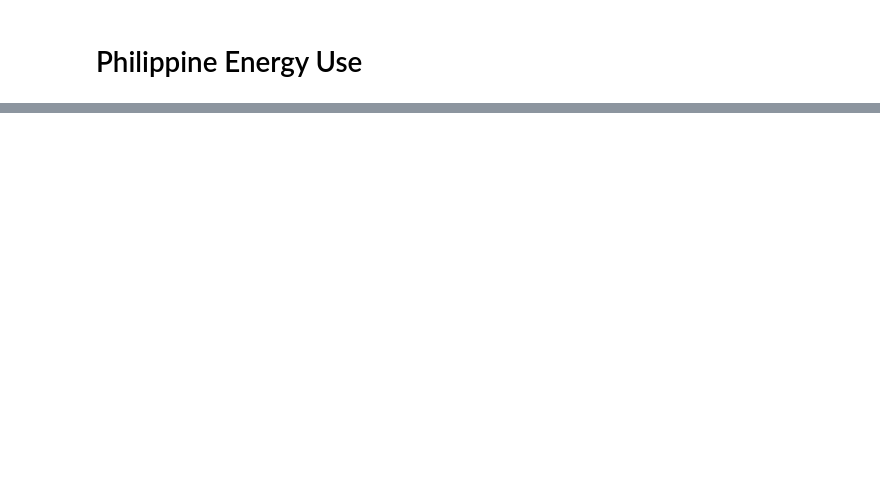
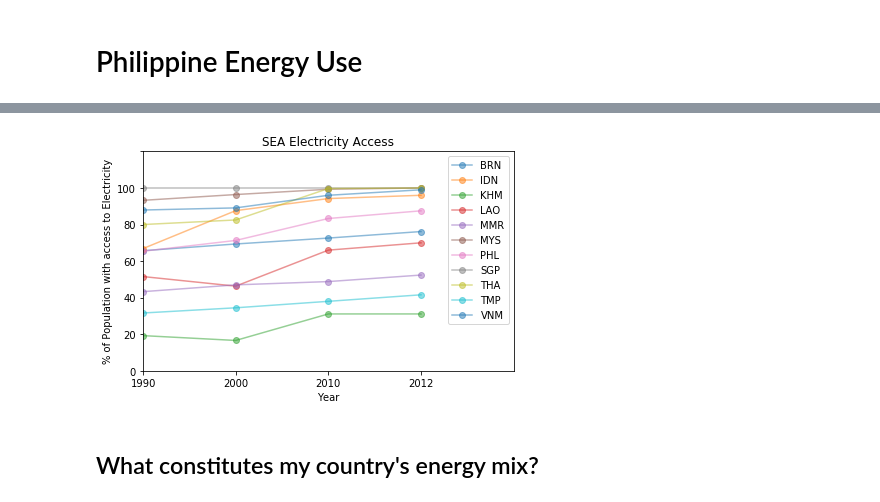
Before and after one commit to jervenclark/data-science, a Jupyter notebook: 0200_Philippine_Energy_Use.ipynb, the cells around one changed output, grey strips where cells are left out. Saved outputs shown, nothing was run; the diff lists cells and outputs as text; code cells hidden in the pictures; blank space fills up the shorter version.

```diff
--- a/0200_Philippine_Energy_Use.ipynb
+++ b/0200_Philippine_Energy_Use.ipynb
@@ -56,0 +21,3 @@ ph_ec_total.plot.bar(**plot_args, title='Philippine Energy Consumption')
+# %%
+mainland = ['Cambodia', 'Lao PDR', 'Myanmar', 'Malaysia', 'Thailand', 'Vietnam']
+maritime = ['Indonesia', 'Philippines', 'Malaysia', 'Brunei', 'Singapore', 'Timor-Leste']
@@ -56,0 +88,33 @@ ph_ec_total.plot.bar(**plot_args, title='Philippine Energy Consumption')
+# %%
+sea_ec_rural = sea_indicators[sea_indicators.IndicatorCode == rural_indicator_code]
+sea_ec_urban = sea_indicators[sea_indicators.IndicatorCode == urban_indicator_code]
+sea_ec_total = sea_indicators[sea_indicators.IndicatorCode == total_indicator_code]
+
+sea_ec_total_pivot = sea_ec_total.pivot_table(index=['IndicatorName', 'IndicatorCode', 'Year'], columns=['CountryCode',], values='Value').reset_index()
+# %%
+ind = np.arange(4)
+width = 0.35
+
+fig, ax = plt.subplots()
+
+country_codes = ['BRN', 'IDN', 'KHM', 'LAO', 'MMR', 'MYS', 'PHL', 'SGP', 'THA', 'TMP', 'VNM']
+
+for code in country_codes:
+    ax.plot(ind, sea_ec_total_pivot[code].values, 'o-', label=code, alpha=0.5)
+
+ax.set_ylabel('% of Population with access to Electricity')
+ax.set_xlabel('Year')
+ax.set_title('SEA Electricity Access')
+ax.set_xticks(ind)
+ax.set_xticklabels(('1990', '2000', '2010', '2012'))
+ax.set_yticklabels(np.arange(0, 120, 20))
+ax.set_ylim(0, 120)
+ax.set_xlim(0, 4)
+ax.legend()
+
+fig.tight_layout()
+plt.show()
+# %% [output]
+[figure, added]
+# %% [markdown]
+## What constitutes my country's energy mix?
```
Also changed, not shown: parts of 54 cells of this notebook.
